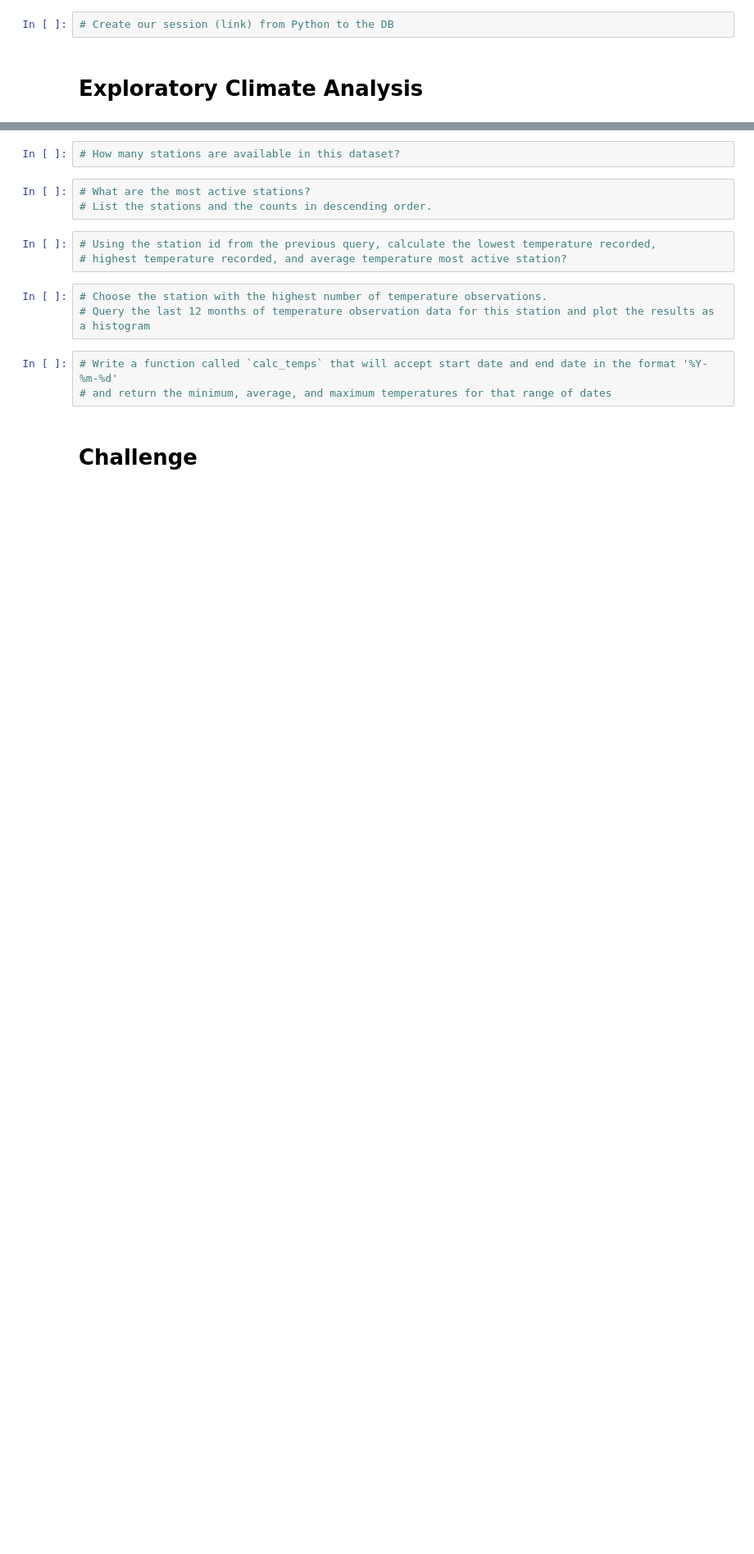
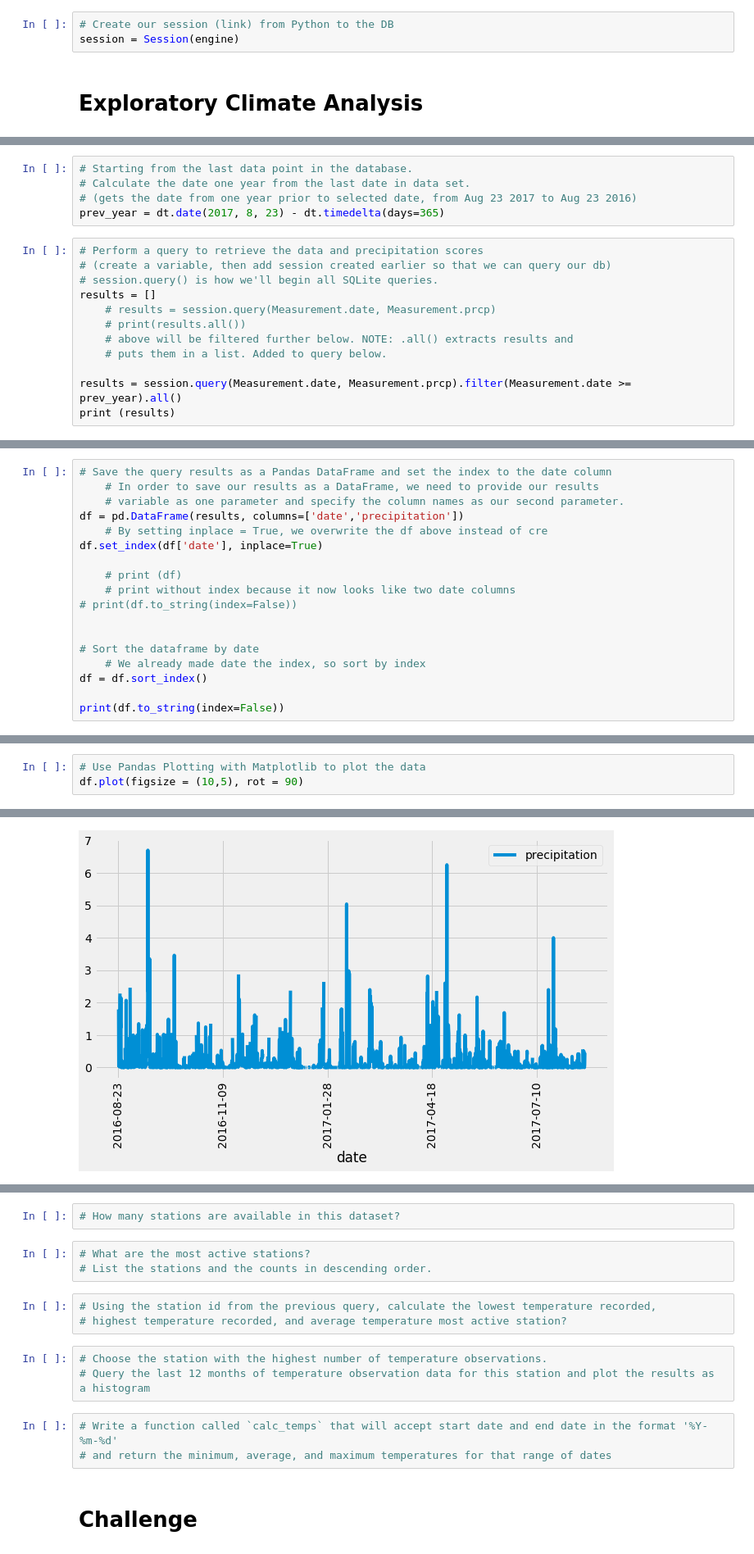
Before and after one commit to Alyssa-CG/Module9-surfs_up, a Jupyter notebook: climate_analysis.ipynb, the cells around one changed output, grey strips where cells are left out. Shown at 82% size. Drawn from its saved outputs; the diff is of its cells as text; blank space fills up the shorter version.

Commit message:
Adding Visualizations and Summary stats

```diff
--- a/climate_analysis.ipynb
+++ b/climate_analysis.ipynb
@@ -43,4 +42,5 @@ Station = Base.classes.station`
 # %%
 # Create our session (link) from Python to the DB
+session = Session(engine)
 # %% [markdown]
 # Exploratory Climate Analysis
@@ -59,0 +49,17 @@ Station = Base.classes.station`
+# %%
+# Starting from the last data point in the database.
+# Calculate the date one year from the last date in data set.
+# (gets the date from one year prior to selected date, from Aug 23 2017 to Aug 23 2016)
+prev_year = dt.date(2017, 8, 23) - dt.timedelta(days=365)
+# %%
+# Perform a query to retrieve the data and precipitation scores
+# (create a variable, then add session created earlier so that we can query our db)
+# session.query() is how we'll begin all SQLite queries.
+results = []
+    # results = session.query(Measurement.date, Measurement.prcp)
+    # print(results.all())
+    # above will be filtered further below. NOTE: .all() extracts results and
+    # puts them in a list. Added to query below.
+
+results = session.query(Measurement.date, Measurement.prcp).filter(Measurement.date >= prev_year).all()
+print (results)
@@ -59,0 +68,18 @@ Station = Base.classes.station`
+# %%
+# Save the query results as a Pandas DataFrame and set the index to the date column
+    # In order to save our results as a DataFrame, we need to provide our results
+    # variable as one parameter and specify the column names as our second parameter.
+df = pd.DataFrame(results, columns=['date','precipitation'])
+    # By setting inplace = True, we overwrite the df above instead of cre
+df.set_index(df['date'], inplace=True)
+
+    # print (df)
+    # print without index because it now looks like two date columns
+# print(df.to_string(index=False))
+
+
+# Sort the dataframe by date
+    # We already made date the index, so sort by index
+df = df.sort_index()
+
+print(df.to_string(index=False))
@@ -59,0 +104,4 @@ Station = Base.classes.station`
+# %%
+# Use Pandas Plotting with Matplotlib to plot the data
+df.plot(figsize = (10,5), rot = 90)
+# %% [output]
@@ -59,0 +109 @@ Station = Base.classes.station`
+[figure, added]
```
Also changed, not shown: parts of 8 cells of this notebook.
